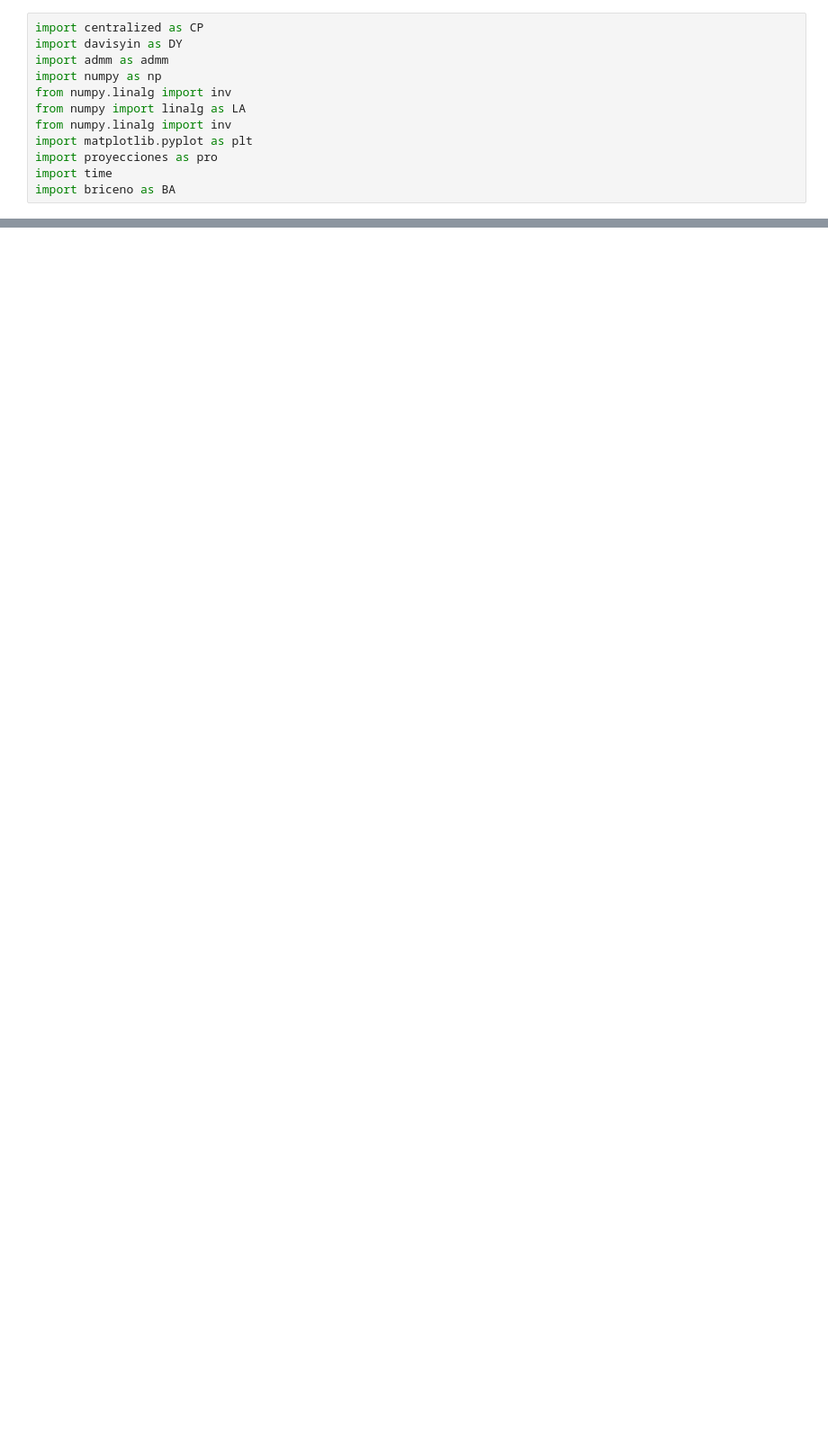
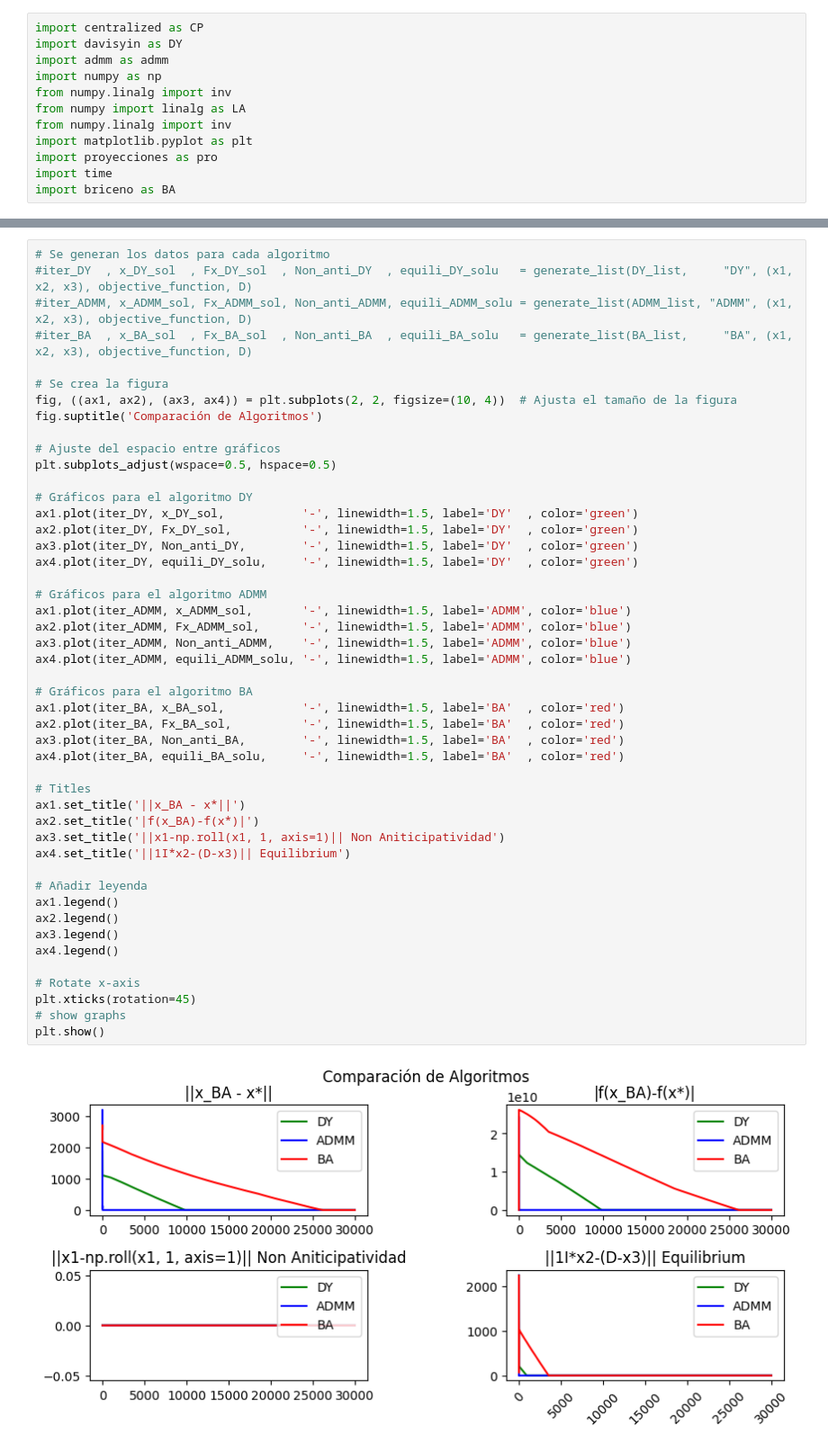
Before and after one commit to Alan-Grez/memoria, a Jupyter notebook: solutions.ipynb, the cells around one changed output, grey strips where cells are left out. Shown at 90% size. Saved outputs shown, nothing was run; the diff lists cells and outputs as text; blank space fills up the shorter version.

```diff
--- a/solutions.ipynb
+++ b/solutions.ipynb
@@ -141,0 +245,49 @@ Text(0.5, 0.98, 'Subtitulo')
+# %%
+# Se generan los datos para cada algoritmo
+#iter_DY  , x_DY_sol  , Fx_DY_sol  , Non_anti_DY  , equili_DY_solu   = generate_list(DY_list,     "DY", (x1, x2, x3), objective_function, D)
+#iter_ADMM, x_ADMM_sol, Fx_ADMM_sol, Non_anti_ADMM, equili_ADMM_solu = generate_list(ADMM_list, "ADMM", (x1, x2, x3), objective_function, D)
+#iter_BA  , x_BA_sol  , Fx_BA_sol  , Non_anti_BA  , equili_BA_solu   = generate_list(BA_list,     "BA", (x1, x2, x3), objective_function, D)
+
+# Se crea la figura
+fig, ((ax1, ax2), (ax3, ax4)) = plt.subplots(2, 2, figsize=(10, 4))  # Ajusta el tamaño de la figura
+fig.suptitle('Comparación de Algoritmos')
+
+# Ajuste del espacio entre gráficos
+plt.subplots_adjust(wspace=0.5, hspace=0.5)
+
+# Gráficos para el algoritmo DY
+ax1.plot(iter_DY, x_DY_sol,           '-', linewidth=1.5, label='DY'  , color='green')
+ax2.plot(iter_DY, Fx_DY_sol,          '-', linewidth=1.5, label='DY'  , color='green')
+ax3.plot(iter_DY, Non_anti_DY,        '-', linewidth=1.5, label='DY'  , color='green')
+ax4.plot(iter_DY, equili_DY_solu,     '-', linewidth=1.5, label='DY'  , color='green')
+
+# Gráficos para el algoritmo ADMM
+ax1.plot(iter_ADMM, x_ADMM_sol,       '-', linewidth=1.5, label='ADMM', color='blue')
+ax2.plot(iter_ADMM, Fx_ADMM_sol,      '-', linewidth=1.5, label='ADMM', color='blue')
+ax3.plot(iter_ADMM, Non_anti_ADMM,    '-', linewidth=1.5, label='ADMM', color='blue')
+ax4.plot(iter_ADMM, equili_ADMM_solu, '-', linewidth=1.5, label='ADMM', color='blue')
+
+# Gráficos para el algoritmo BA
+ax1.plot(iter_BA, x_BA_sol,           '-', linewidth=1.5, label='BA'  , color='red')
+ax2.plot(iter_BA, Fx_BA_sol,          '-', linewidth=1.5, label='BA'  , color='red')
+ax3.plot(iter_BA, Non_anti_BA,        '-', linewidth=1.5, label='BA'  , color='red')
+ax4.plot(iter_BA, equili_BA_solu,     '-', linewidth=1.5, label='BA'  , color='red')
+
+# Titles
+ax1.set_title('||x_BA - x*||')
+ax2.set_title('|f(x_BA)-f(x*)|')
+ax3.set_title('||x1-np.roll(x1, 1, axis=1)|| Non Aniticipatividad')
+ax4.set_title('||1I*x2-(D-x3)|| Equilibrium')
+
+# Añadir leyenda
+ax1.legend()
+ax2.legend()
+ax3.legend()
+ax4.legend()
+
+# Rotate x-axis
+plt.xticks(rotation=45)
+# show graphs
+plt.show()
+# %% [output]
+[figure, added]
```
Also changed, not shown: parts of 15 cells of this notebook.
